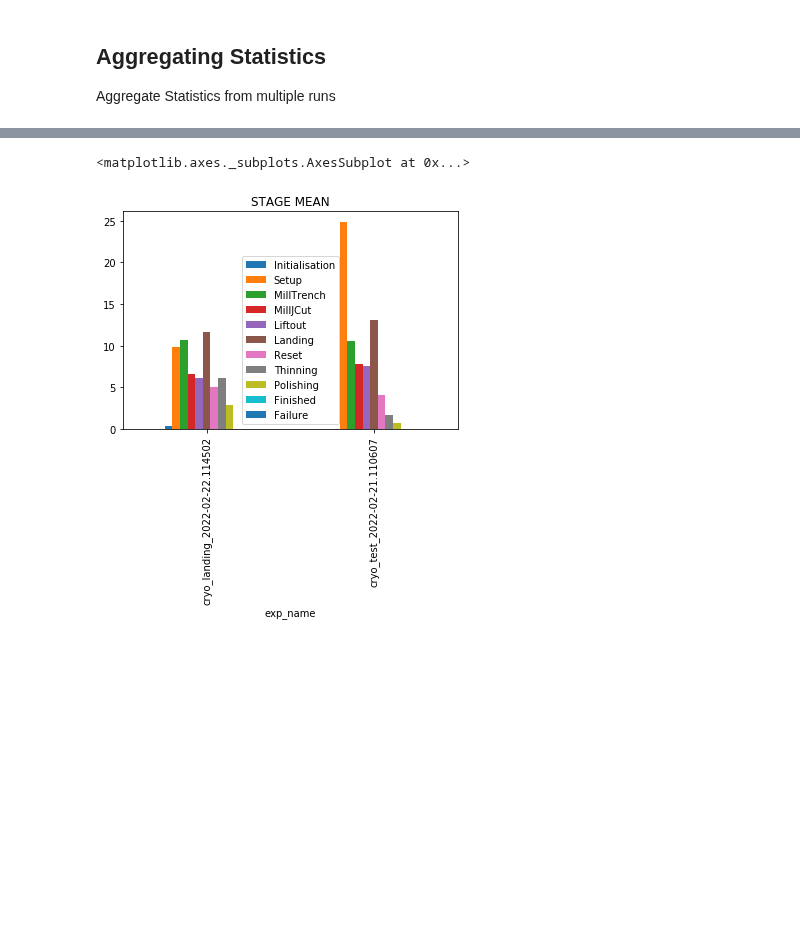
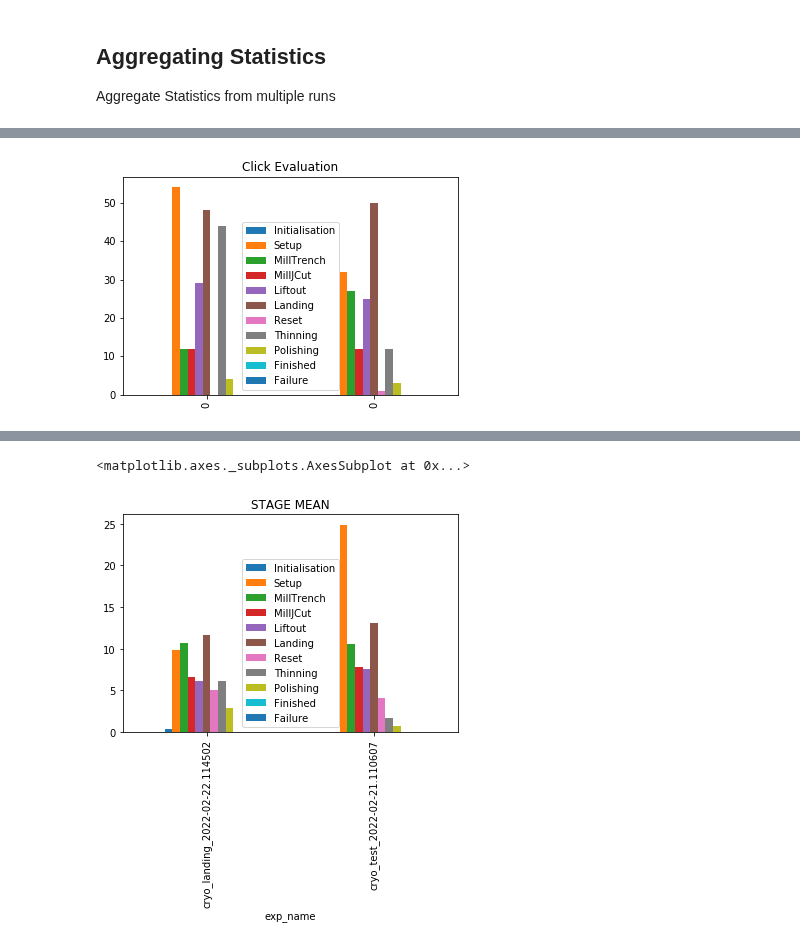
Before and after one commit to Phaips/autoliftout, a Jupyter notebook: liftout/tools/logging.ipynb, the cells around one changed output, grey strips where cells are left out. Cells and saved outputs as stored; diff of their text form; code cells hidden in the pictures; blank space fills up the shorter version.

```diff
--- a/liftout/tools/logging.ipynb
+++ b/liftout/tools/logging.ipynb
@@ -494,0 +311,8 @@ cryo_test_2022-02-21.110607       79    131     52    0.603053
+# %%
+logfiles = glob.glob(r"C:\Users\Admin\Github\autoliftout\liftout\log/*/logfile.log")
+
+import pandas as pd
+
+log_directories = [r"C:\Users\Admin\Github\autoliftout\liftout\log\cryo_landing_2022-02-22.114502" ,
+                    r"C:\Users\Admin\Github\autoliftout\liftout\log\cryo_test_2022-02-21.110607"]
+statistics_agg = LogParser.calculate_aggregate_statistics(log_directories=log_directories)
@@ -494,0 +332,5 @@ cryo_test_2022-02-21.110607       79    131     52    0.603053
+# %%
+# clicks
+ax = statistics_agg["click"].plot.bar(title="Click Evaluation")
+# %% [output]
+[figure, added]
```
Also changed, not shown: parts of 25 cells of this notebook, 2 other files.
